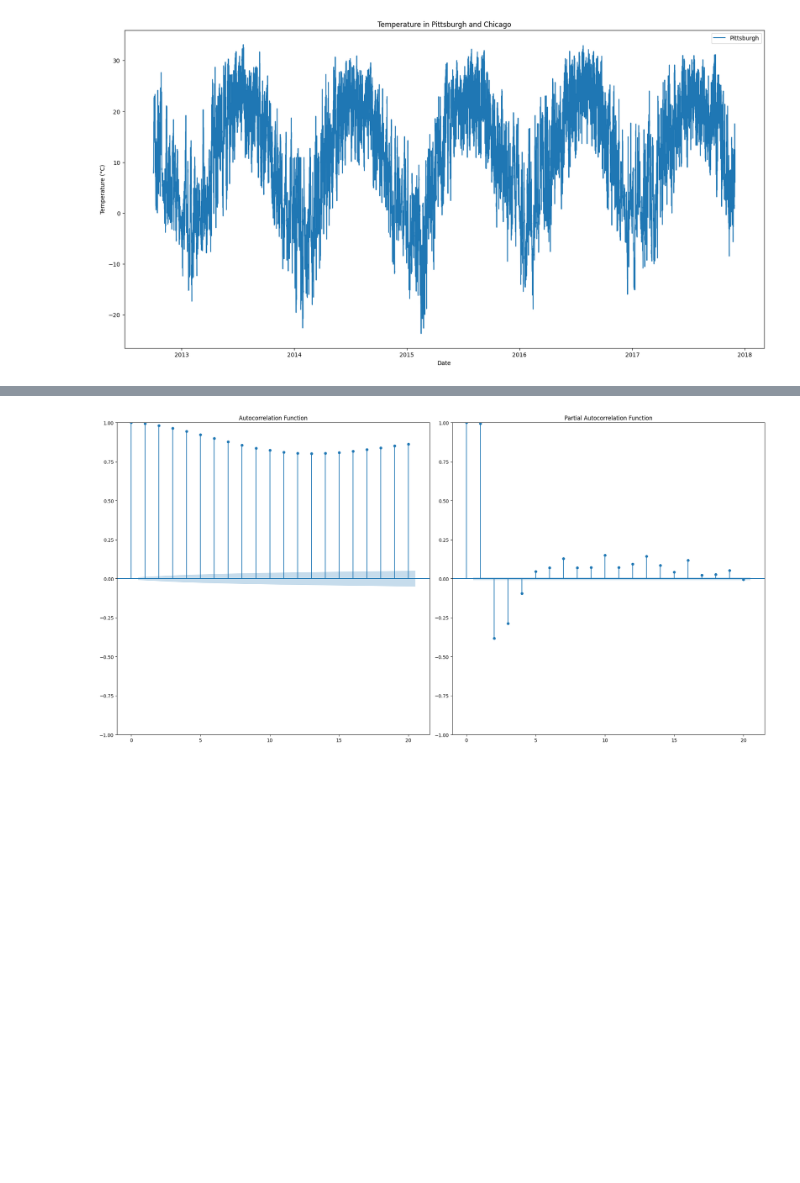
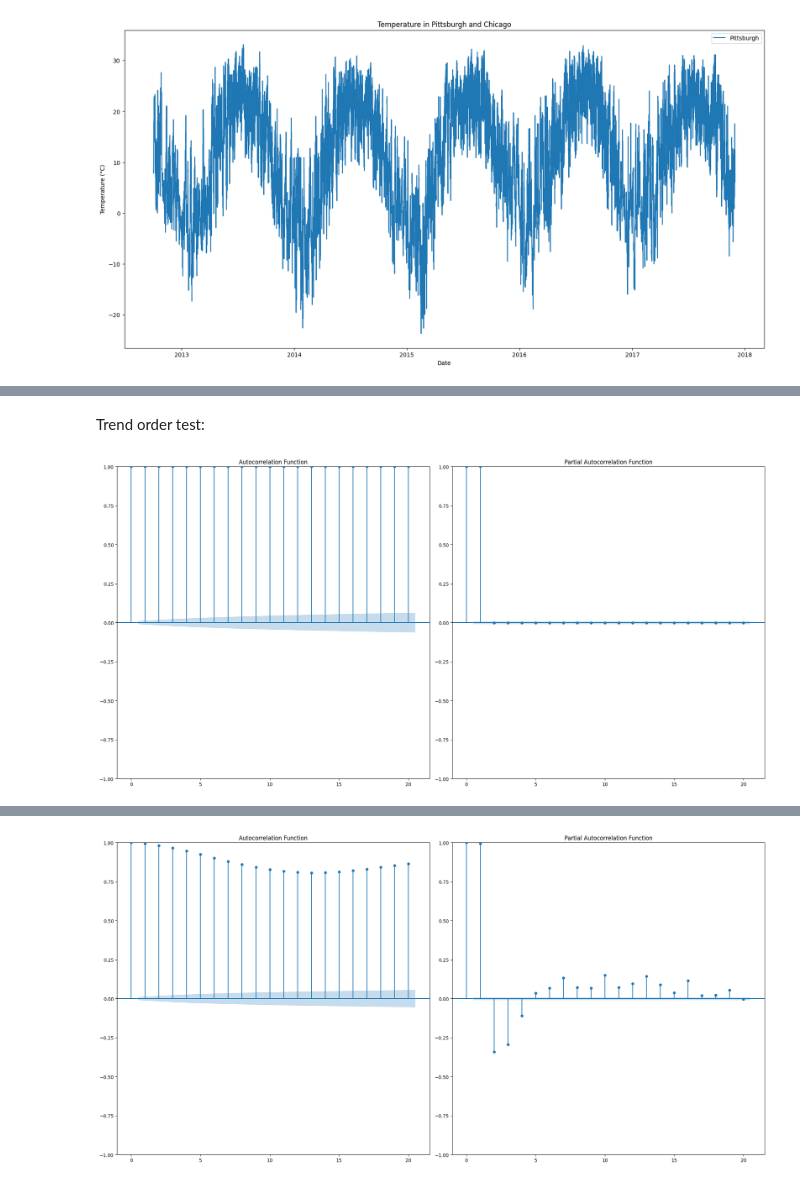
Before and after one commit to Somerillo/DI-Final_Project, a Jupyter notebook: ARIMA_predictions.ipynb, the cells around one changed output, grey strips where cells are left out. Saved outputs shown, nothing was run; the diff lists cells and outputs as text; code cells hidden in the pictures; blank space fills up the shorter version.

```diff
--- a/ARIMA_predictions.ipynb
+++ b/ARIMA_predictions.ipynb
@@ -106,0 +168,6 @@ If the test statistic is less than the critical value, we can conclude that the
+# %%
+# create df with decomposed data
+df_trend = result.trend
+df_seasonal_24 = result.seasonal['seasonal_24']
+df_seasonal_8760 = result.seasonal['seasonal_8760']
+df_residual = result.resid
@@ -106,0 +257,25 @@ If the test statistic is less than the critical value, we can conclude that the
+# %% [markdown]
+Trend order test:
+# %%
+# determine lag steps
+n_lags = 20
+
+# close any existing plots first
+plt.close('all')
+
+# create a figure with two subplots
+fig, (ax1, ax2) = plt.subplots(1, 2, figsize=(20, 10))
+
+# suppress the automatic figure creation by plot_acf and plot_pacf
+with plt.ioff():
+    plot_acf(df_trend, lags=n_lags, ax=ax1)
+    ax1.set_title('Autocorrelation Function')
+
+    plot_pacf(df_trend, lags=n_lags, ax=ax2)
+    ax2.set_title('Partial Autocorrelation Function')
+
+# adjust layout
+plt.tight_layout()
+plt.show()
+# %% [output]
+[figure, added]
```
Also changed, not shown: parts of 36 cells of this notebook.
